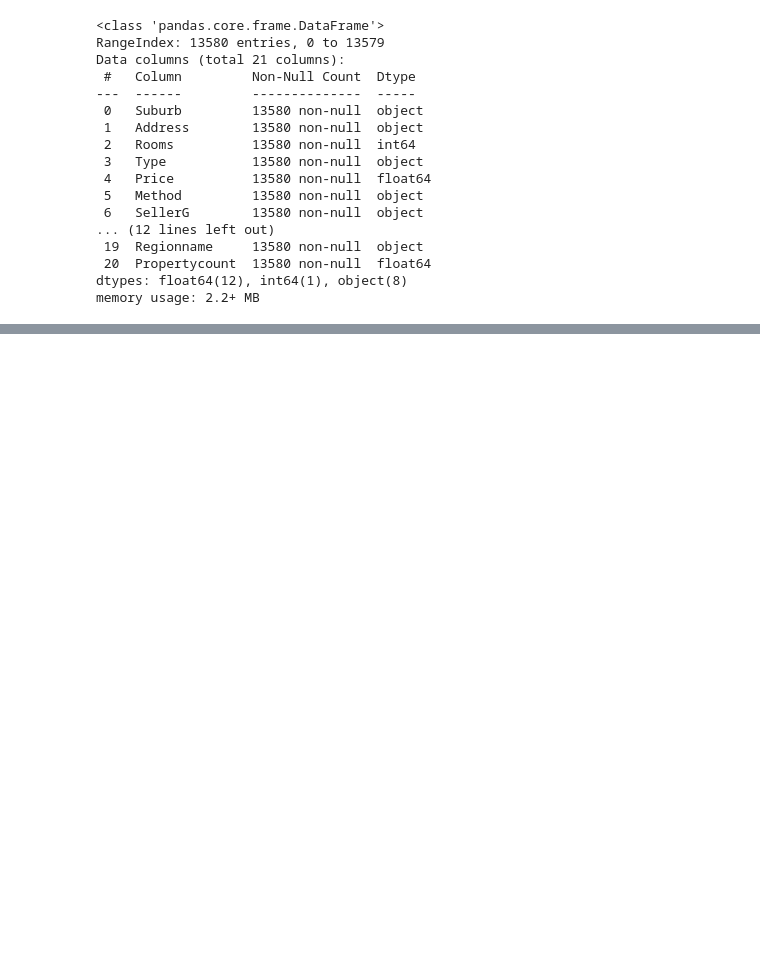
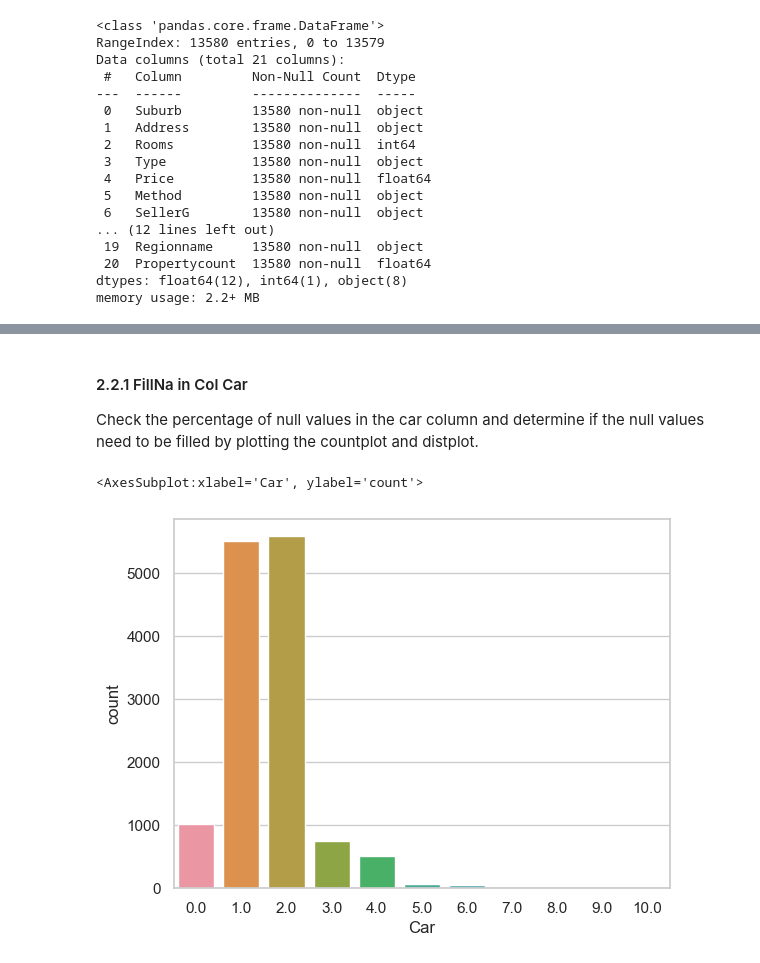
Before and after one commit to WhatKS/DA_Course_QILIU, a Jupyter notebook: 2023_01_03/Melbourne_house.ipynb, the cells around one changed output, grey strips where cells are left out. Cells and saved outputs as stored; diff of their text form; code cells hidden in the pictures; blank space fills up the shorter version.

```diff
--- a/2023_01_03/Melbourne_house.ipynb
+++ b/2023_01_03/Melbourne_house.ipynb
@@ -78,2 +100,0 @@ RangeIndex(start=0, stop=13580, step=1)
-# %%
-houses['Date'] = pd.to_datetime(houses['Date'], format='%d/%m/%Y', infer_datetime_format=True)
@@ -114,0 +103,4 @@ houses['Date'].max(), houses['Date'].min()
+# %%
+columns_with_na = houses.columns[houses.isnull().any()]
+houses_with_na = houses[columns_with_na]
+houses_with_na
@@ -114,0 +135,14 @@ houses['Date'].max(), houses['Date'].min()
+# %%
+## global setting of plot styles
+
+sns.set_style("whitegrid")
+sns.set_context("notebook")
+sns.set_palette("deep")
+# %% [markdown]
+#### 2.2.1 FillNa in Col Car
+Check the percentage of null values in the car column and determine if the null values need to be filled by plotting the countplot and distplot.
+# %%
+sns.countplot(x='Car', data=houses_with_na)
+# %% [output]
+<AxesSubplot:xlabel='Car', ylabel='count'>
+[figure, added]
```
Also changed, not shown: parts of 31 cells of this notebook.
